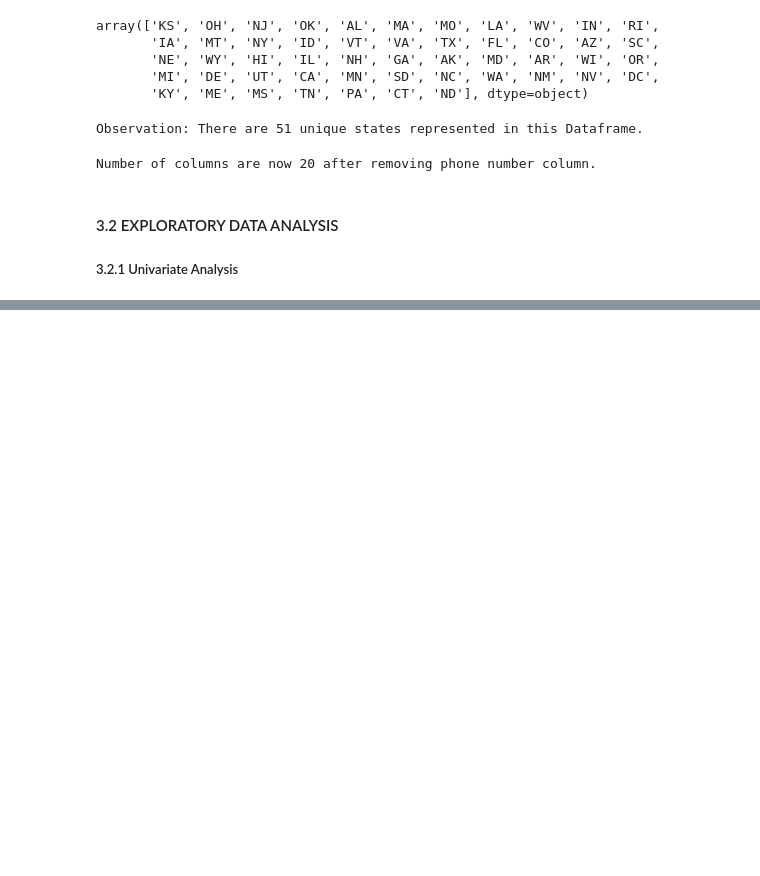
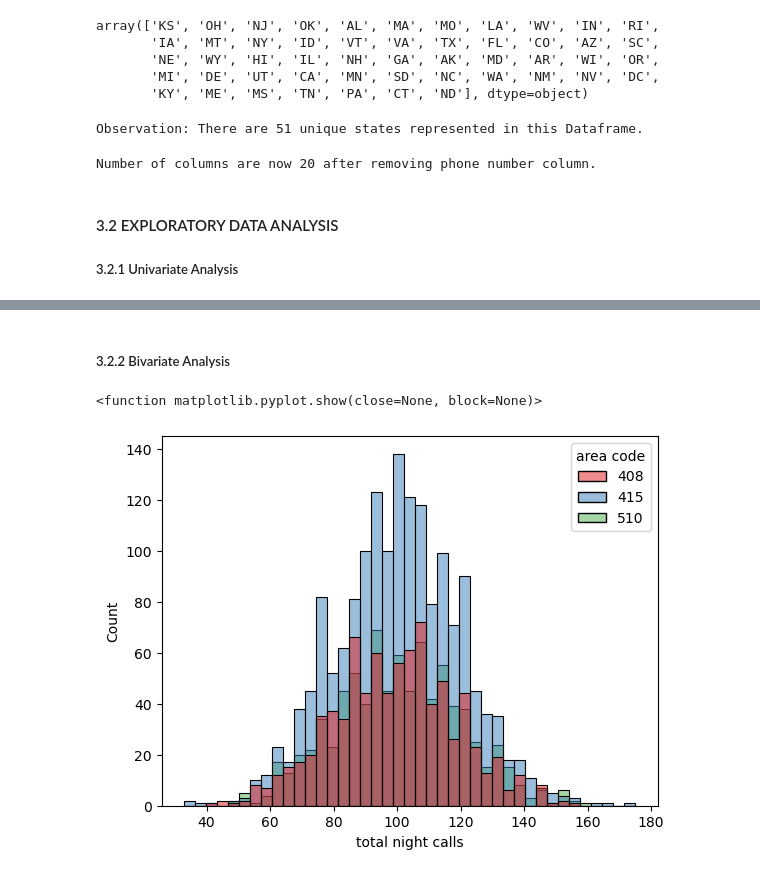
Before and after one commit to Isaac-Munyaka/Phase_3_project, a Jupyter notebook: customer_churn_prediction.ipynb, the cells around one changed output, grey strips where cells are left out. Drawn from its saved outputs; the diff is of its cells as text; code cells hidden in the pictures; blank space fills up the shorter version.

```diff
--- a/customer_churn_prediction.ipynb
+++ b/customer_churn_prediction.ipynb
@@ -230,0 +272,8 @@ plt.show()
+# %% [markdown]
+##### 3.2.2 Bivariate Analysis
+# %%
+sns.histplot(x="total night calls", kde=False, hue= "area code", data=df, palette="Set1")
+plt.show
+# %% [output]
+<function matplotlib.pyplot.show(close=None, block=None)>
+[figure, added]
```
Also changed, not shown: parts of 5 cells of this notebook.
